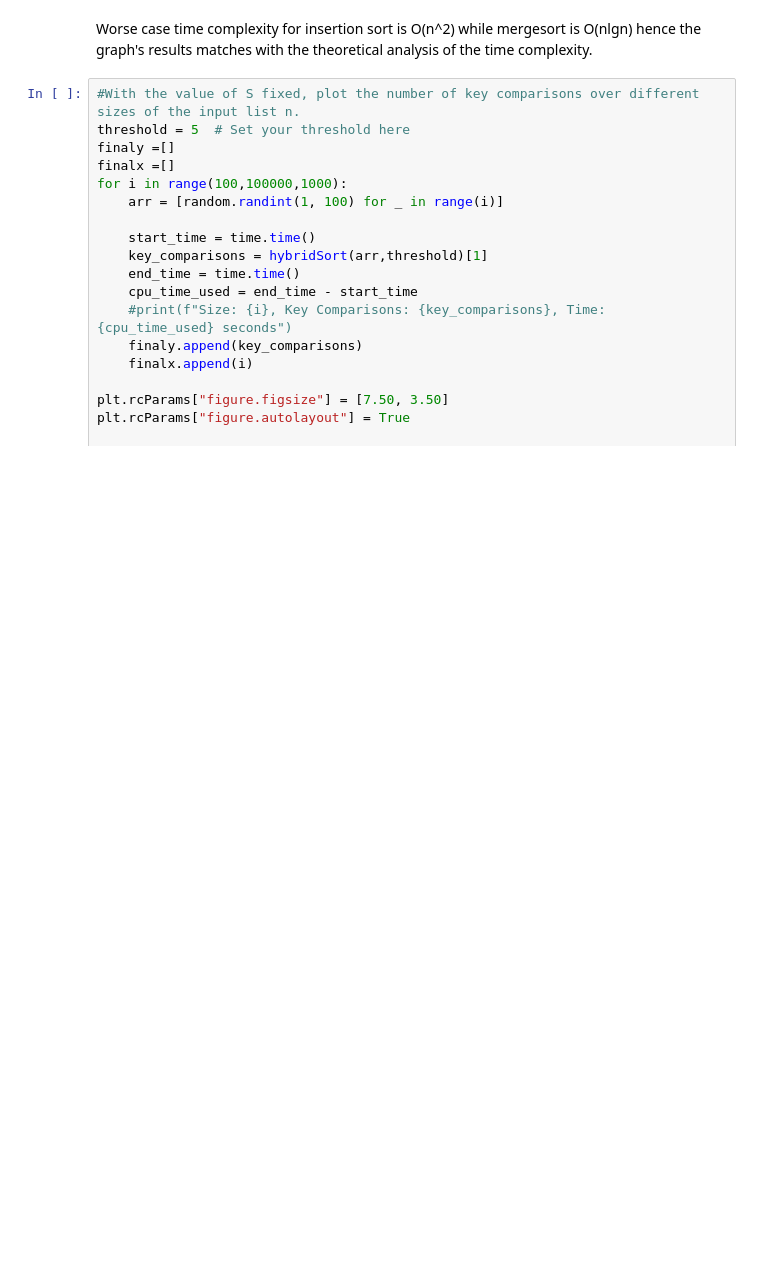
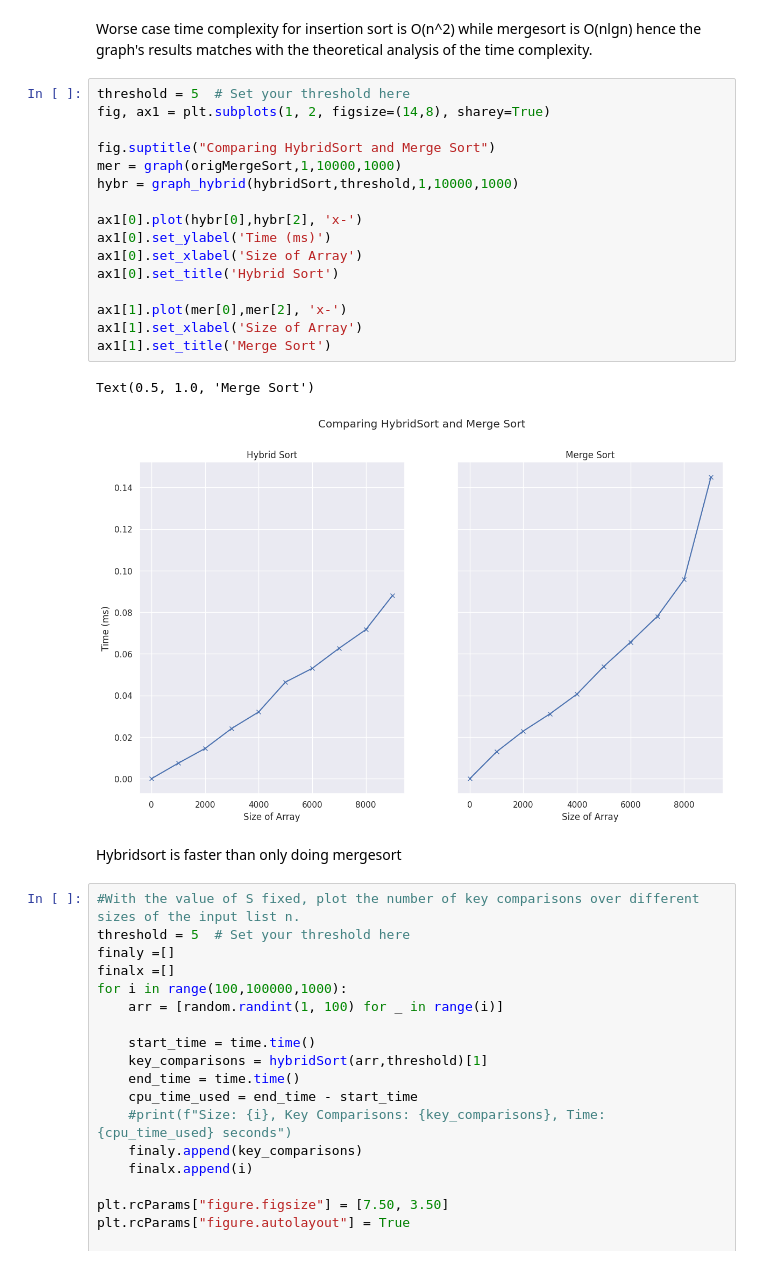
Before and after one commit to emily7lim/algo_Team3, a Jupyter notebook: Project1a.ipynb, the cells around one changed output. Saved outputs shown, nothing was run; the diff lists cells and outputs as text; blank space fills up the shorter version.

```diff
--- a/Project1a.ipynb
+++ b/Project1a.ipynb
@@ -160,5 +182,26 @@ Text(0.5, 1.0, 'Merge Sort')
 # %% [markdown]
 Worse case time complexity for insertion sort is O(n^2) while mergesort is O(nlgn) hence the graph's results matches with the theoretical analysis of the time complexity.
+# %%
+threshold = 5  # Set your threshold here
+fig, ax1 = plt.subplots(1, 2, figsize=(14,8), sharey=True)
+
+fig.suptitle("Comparing HybridSort and Merge Sort")
+mer = graph(origMergeSort,1,10000,1000)
+hybr = graph_hybrid(hybridSort,threshold,1,10000,1000)
+
+ax1[0].plot(hybr[0],hybr[2], 'x-')
+ax1[0].set_ylabel('Time (ms)')
+ax1[0].set_xlabel('Size of Array')
+ax1[0].set_title('Hybrid Sort')
+
+ax1[1].plot(mer[0],mer[2], 'x-')
+ax1[1].set_xlabel('Size of Array')
+ax1[1].set_title('Merge Sort')
+# %% [output]
+Text(0.5, 1.0, 'Merge Sort')
+[figure, added]
+# %% [markdown]
+Hybridsort is faster than only doing mergesort
 # %%
 #With the value of S fixed, plot the number of key comparisons over different sizes of the input list n.
 threshold = 5  # Set your threshold here
```
Also changed, not shown: parts of 2 cells of this notebook.
